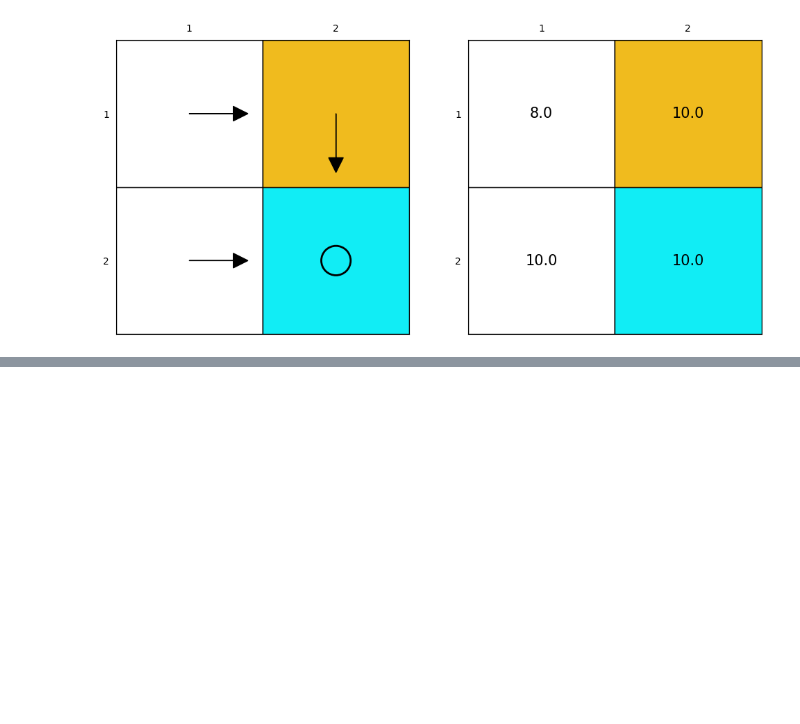
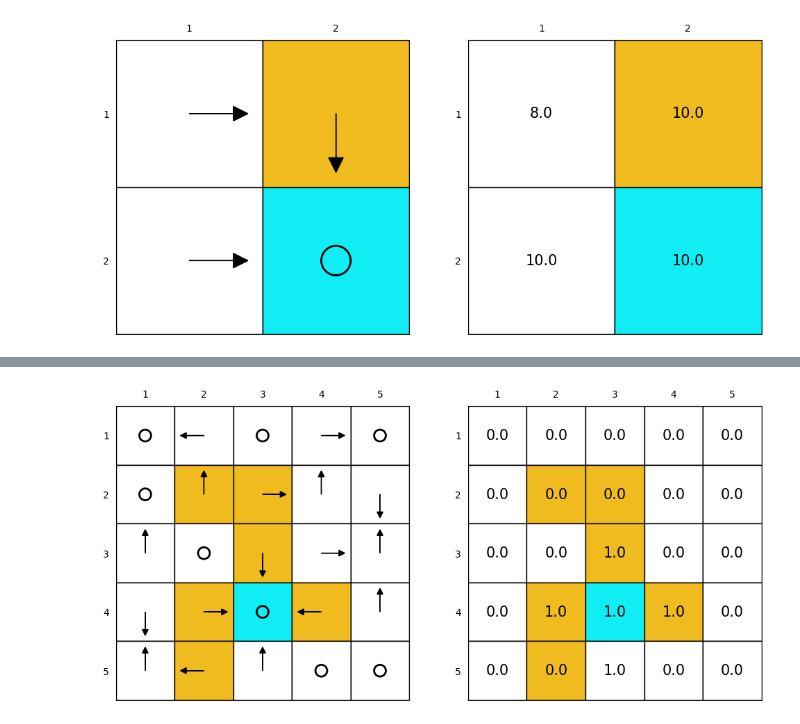
Before and after one commit to code4myworld/MathFoundationRL-Notes, a Jupyter notebook: bellman optimality equation a example.ipynb, the cells around one changed output, grey strips where cells are left out. Cells and saved outputs as stored; diff of their text form; code cells hidden in the pictures; blank space fills up the shorter version.

```diff
--- a/bellman optimality equation a example.ipynb
+++ b/bellman optimality equation a example.ipynb
@@ -26,0 +223,7 @@ $a^* = \arg\max_a  q_\pi(s_1, a) = a_3$
+# %%
+pi_star_ex2, v_ex2 = iterative_solution_BOE(
+    n=5, forbiddens=forbiddens, targets=targets, T=100, A=ActionSpace, gamma=0
+)
+draw_grid(n=5, forbidden=forbiddens, targets=targets, PI=pi_star_ex2, V=v_ex2)
+# %% [output]
+[figure, added]
```
Also changed, not shown: parts of 10 cells of this notebook, 1 other file.
